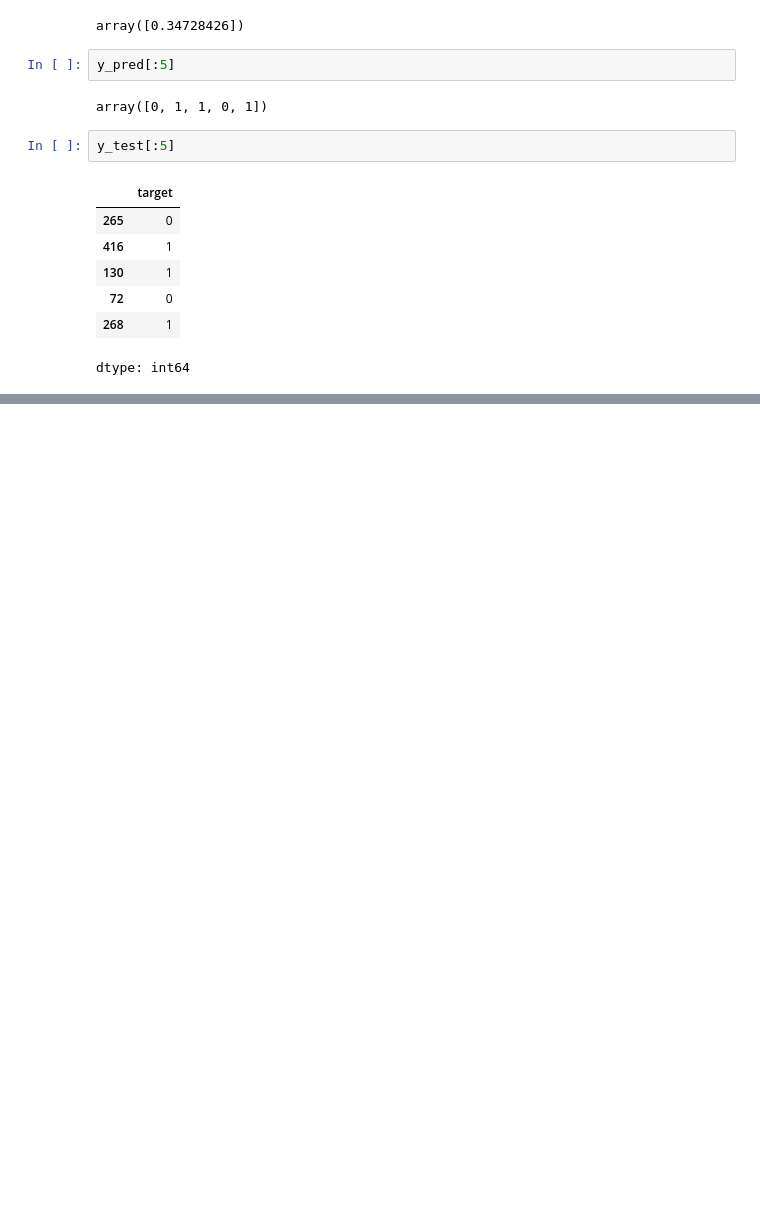
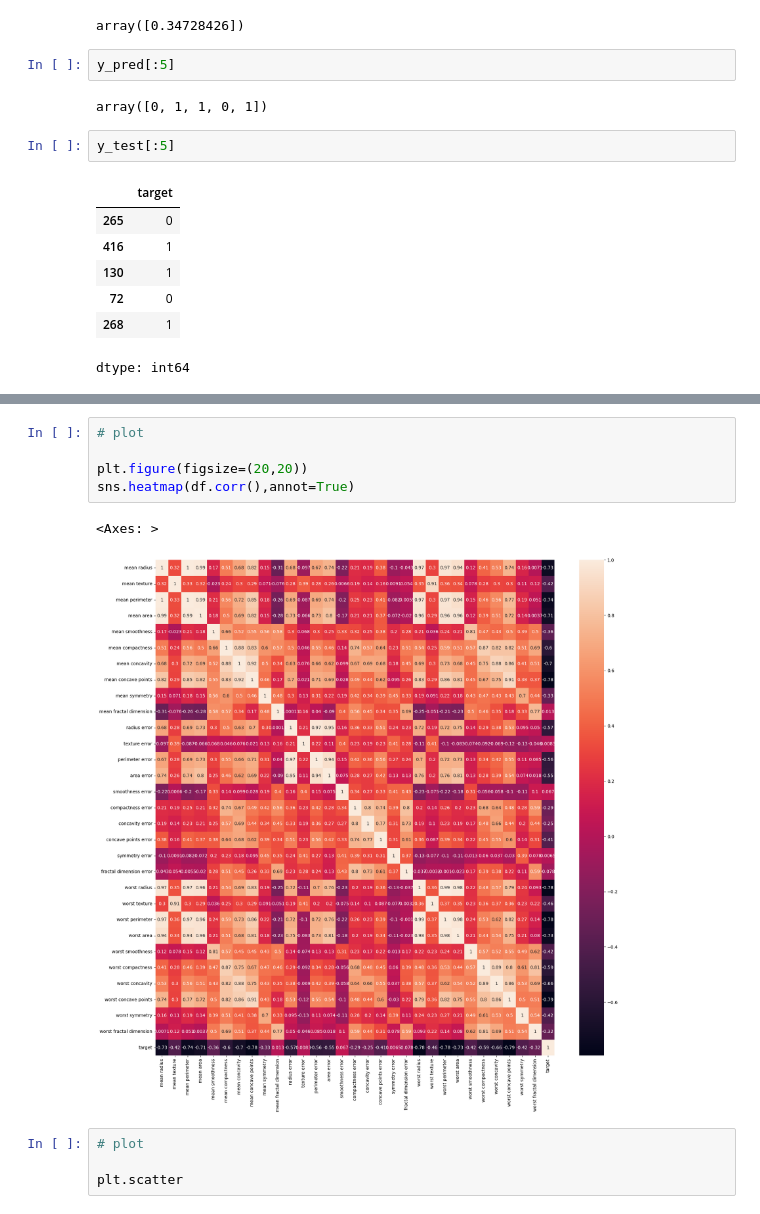
Before and after one commit to ahmedebeed555/LogisticRegression, a Jupyter notebook: 17AUG2025LogisticRegression.ipynb, the cells around one changed output, grey strips where cells are left out. Cells and saved outputs as stored; diff of their text form; blank space fills up the shorter version.

```diff
--- a/17AUG2025LogisticRegression.ipynb
+++ b/17AUG2025LogisticRegression.ipynb
@@ -108,0 +118,12 @@ dtype: int64
+# %%
+# plot
+
+plt.figure(figsize=(20,20))
+sns.heatmap(df.corr(),annot=True)
+# %% [output]
+<Axes: >
+[figure, added]
+# %%
+# plot
+
+plt.scatter
```
Also changed, not shown: parts of 2 cells of this notebook.
